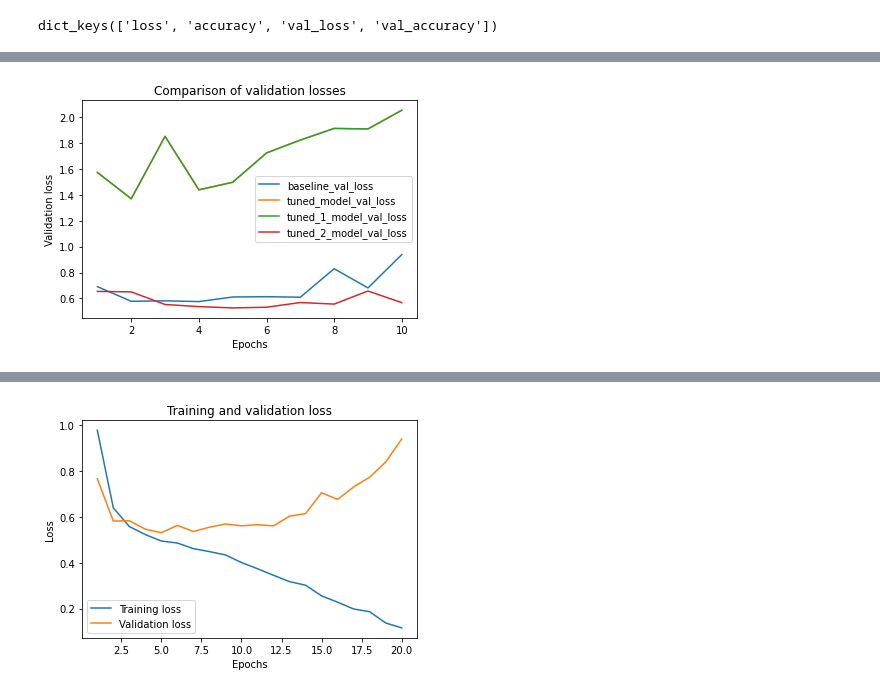
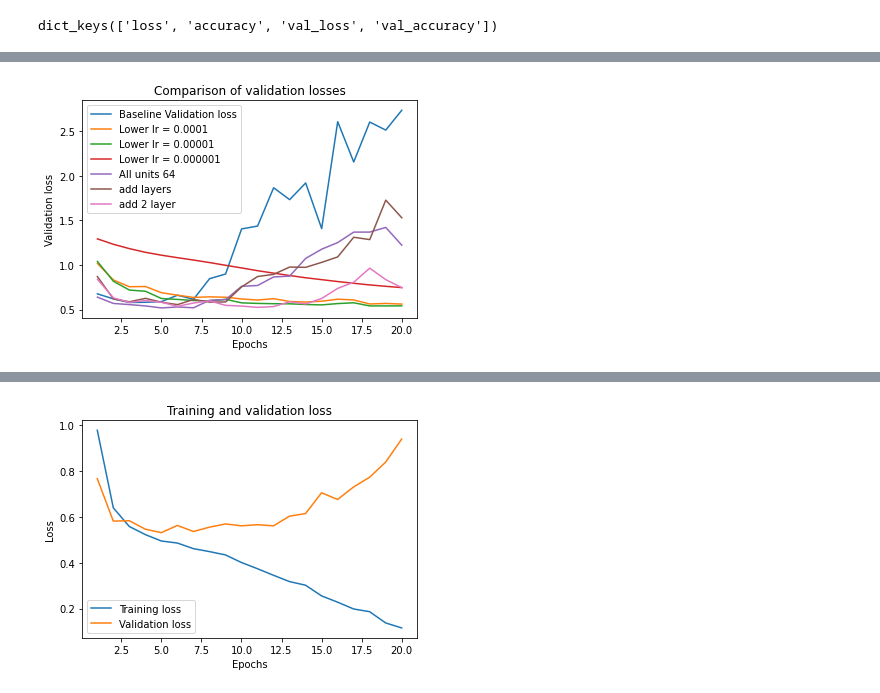
Before and after one commit to AleFax99/DeepLearning_GroupProject, a Jupyter notebook: DL_Assignment_baseline_2__IN_USE.ipynb, the cells around one changed output, grey strips where cells are left out. Drawn from its saved outputs; the diff is of its cells as text; code cells hidden in the pictures.

```diff
--- a/DL_Assignment_baseline_2__IN_USE.ipynb
+++ b/DL_Assignment_baseline_2__IN_USE.ipynb
@@ -515,18 +568,24 @@ test_loss, test_acc = tuned_model.evaluate(X_test, y_test) # 0.7377
 # %%
 from keras.models import load_model
-tuned_model = load_model("./Results and Models/tuned_model") #load the model
-history_tuned=np.load('./Results and Models/history_dict_tuned.npy',allow_pickle='TRUE').item() #load teh hist dict
+# t_baseline_model = load_model("./Results and Models/t_baseline_model") #load the model
+history_t_baseline_model=np.load('./Results and Models/t_baseline_model.npy',allow_pickle='TRUE').item() #load teh hist dict
 
-tuned_model_1 = load_model("./Results and Models/tuned_model_1") #load the model
-history_tuned_1=np.load('./Results and Models/history_dict_tuned_1.npy',allow_pickle='TRUE').item() #load teh hist dict
+# t_model_lr_lower = load_model("./Results and Models/t_model_lr_lower") #load the model
+history_t_model_lr_lower=np.load('./Results and Models/t_model_lr_lower.npy',allow_pickle='TRUE').item() #load teh hist dict
 
-tuned_model_2 = load_model("./Results and Models/tuned_model_2") #load the model
-history_tuned_2=np.load('./Results and Models/history_dict_tuned_2.npy',allow_pickle='TRUE').item() #load teh hist dict
+# t_model_lr_lower_2 = load_model("./Results and Models/t_model_lr_lower_2") #load the model
+history_t_model_lr_lower_2=np.load('./Results and Models/t_model_lr_lower_2.npy',allow_pickle='TRUE').item() #load teh hist dict
 
-tuned_model_3 = load_model("./Results and Models/tuned_model_3") #load the model
-history_tuned_3=np.load('./Results and Models/history_dict_tuned_3.npy',allow_pickle='TRUE').item() #load teh hist dict
+# t_model_lr_lower3 = load_model("./Results and Models/t_model_lr_lower3") #load the model
+history_t_model_lr_lower3=np.load('./Results and Models/t_model_lr_lower3.npy',allow_pickle='TRUE').item() #load teh hist dict
 
-baseline_model = load_model("./Results and Models/baseline_model")
-history_baseline=np.load('./Results and Models/baseline_hist.npy',allow_pickle='TRUE').item() #loading
+# t_model_64units = load_model("./Results and Models/t_model_64units") #load the model
+history_t_model_64units=np.load('./Results and Models/t_model_64units.npy',allow_pickle='TRUE').item() #loading
+
+# t_model_more_layers = load_model("./Results and Models/t_model_more_layers") #load the model
+history_t_model_more_layers=np.load('./Results and Models/t_model_more_layers.npy',allow_pickle='TRUE').item() #loading
+
+# t_model_2more_layers = load_model("./Results and Models/t_model_2more_layers") #load the model
+history_t_model_2more_layers=np.load('./Results and Models/t_model_2more_layers.npy',allow_pickle='TRUE').item() #loading
 # %%
 tuned_model_1.optimizer.get_config()
@@ -567,13 +594,15 @@ tuned_model_2.optimizer.get_config()
 # %%
-baseline_val_loss = history_baseline['val_loss']
-tuned_model_val_loss = history_tuned['val_loss']
-tuned_1_model_val_loss = history_tuned_1['val_loss']
-tuned_2_model_val_loss = history_tuned_2['val_loss']
-tuned_3_model_val_loss = history_tuned_3['val_loss']
+baseline_val_loss = history_t_baseline_model['val_loss']
+tuned_model_val_loss = history_t_model_lr_lower['val_loss']
+tuned_1_model_val_loss = history_t_model_lr_lower_2['val_loss']
+tuned_2_model_val_loss = history_t_model_lr_lower3['val_loss']
+tuned_3_model_val_loss = history_t_model_64units['val_loss']
+tuned_4_model_val_loss = history_t_model_more_layers['val_loss']
+tuned_5_model_val_loss = history_t_model_2more_layers['val_loss']
 
-plot_history(data_list=[baseline_val_loss, tuned_model_val_loss,tuned_1_model_val_loss,tuned_2_model_val_loss ],
-             label_list=['baseline_val_loss', 'tuned_model_val_loss', 'tuned_1_model_val_loss',  'tuned_2_model_val_loss'],
+plot_history(data_list=[baseline_val_loss, tuned_model_val_loss,tuned_1_model_val_loss,tuned_2_model_val_loss, tuned_3_model_val_loss,tuned_4_model_val_loss,tuned_5_model_val_loss ],
+             label_list=['Baseline Validation loss', 'Lower lr = 0.0001', 'Lower lr = 0.00001', 'Lower lr = 0.000001', 'All units 64',"add layers", "add 2 layer"],
              title='Comparison of validation losses',
              ylabel='Validation loss')
 # %% [output]
-[figure, old version]
+[figure, new version]
```
Also changed, not shown: parts of 17 cells of this notebook.
